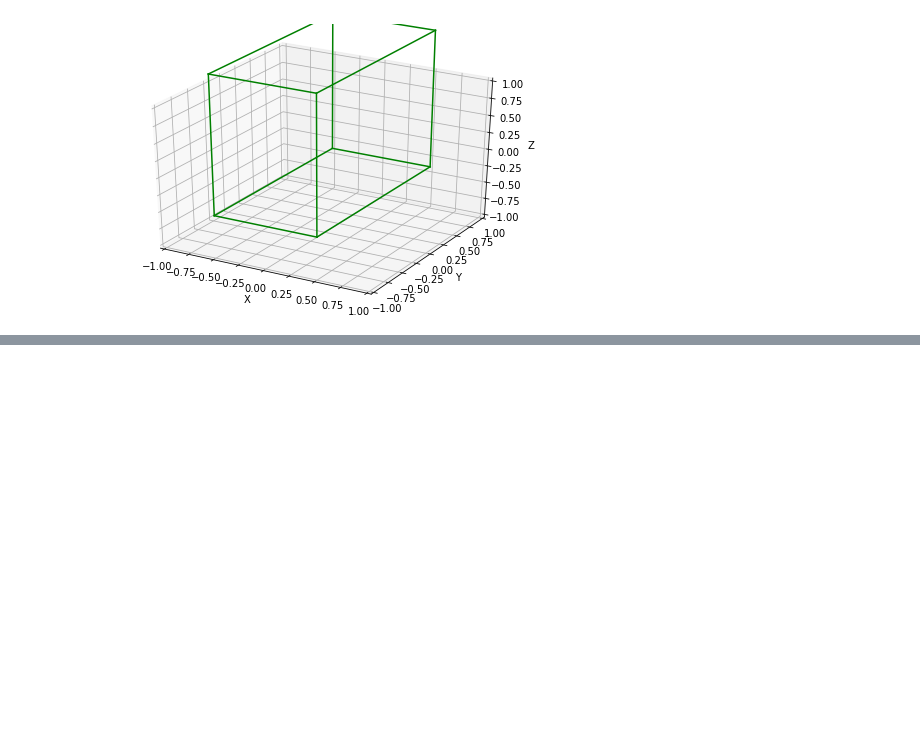
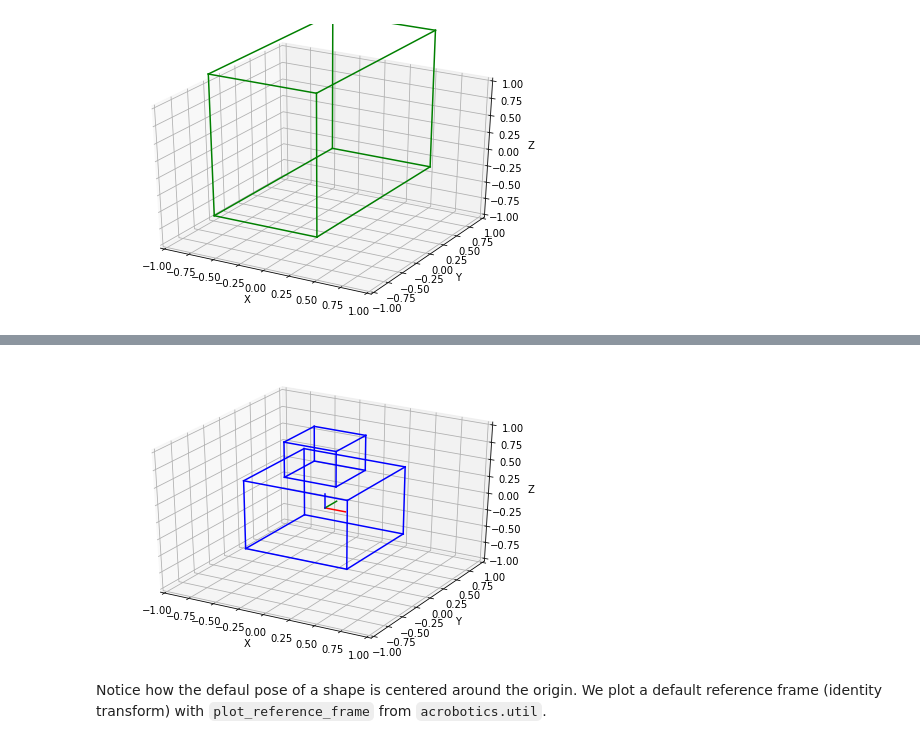
Before and after one commit to JeroenDM/deprecated-acrobotics, a Jupyter notebook: docs/source/geometry_nb.ipynb, the cells around one changed output, grey strips where cells are left out. Cells and saved outputs as stored; diff of their text form; code cells hidden in the pictures; blank space fills up the shorter version.

```diff
--- a/docs/source/geometry_nb.ipynb
+++ b/docs/source/geometry_nb.ipynb
@@ -68,0 +89,13 @@ plt.show()
+# %%
+box1, tf1 = Shape(1, 1, 1), np.eye(4)
+box2, tf2 = Shape(0.5, 0.5, 0.5), pose_z(0, 0, 0, 0.75)
+
+happy_family = Collection([box1, box2], [tf1, tf2])
+
+fig, ax = get_default_axes3d()
+happy_family.plot(ax, c='blue')
+plot_reference_frame(ax)
+# %% [output]
+[figure, added]
+# %% [markdown]
+Notice how the defaul pose of a shape is centered around the origin. We plot a default reference frame (identity transform) with `plot_reference_frame` from `acrobotics.util`.
```
Also changed, not shown: parts of 9 cells of this notebook, 2 other files.
